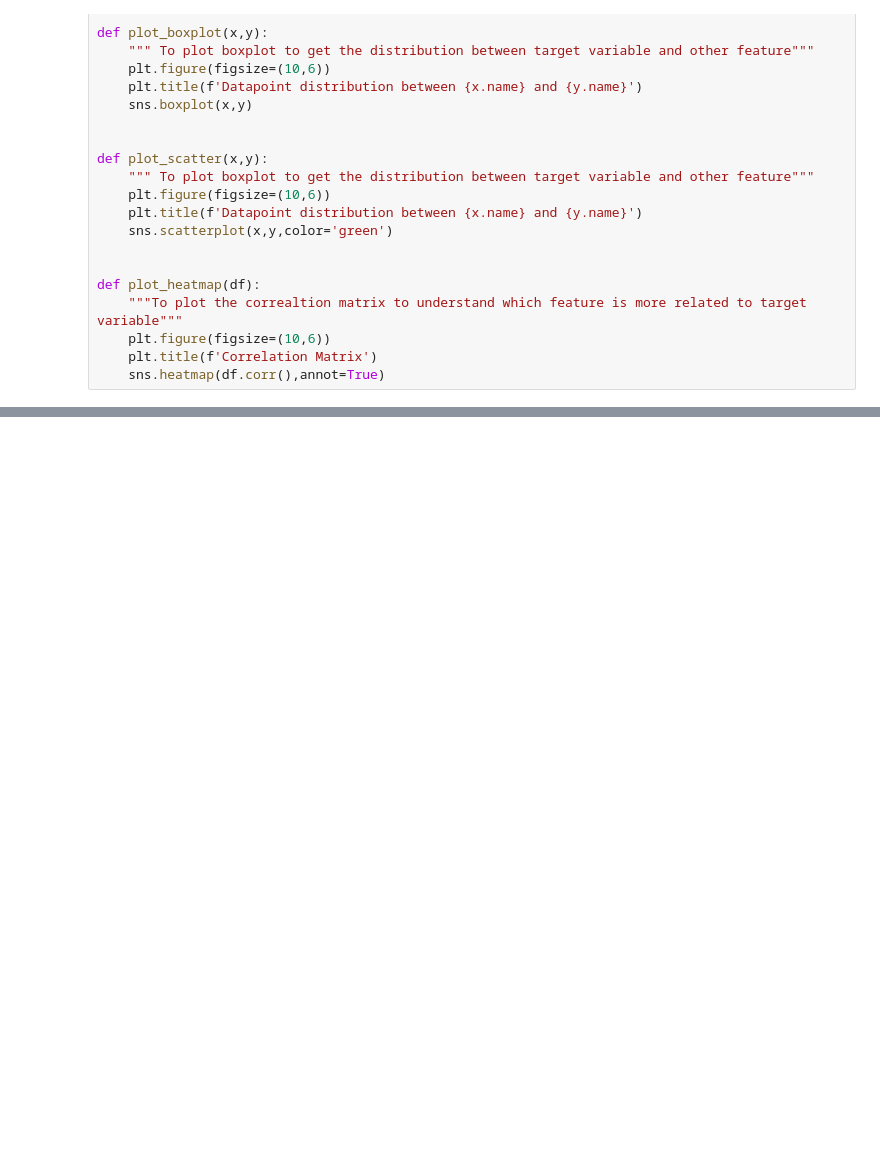
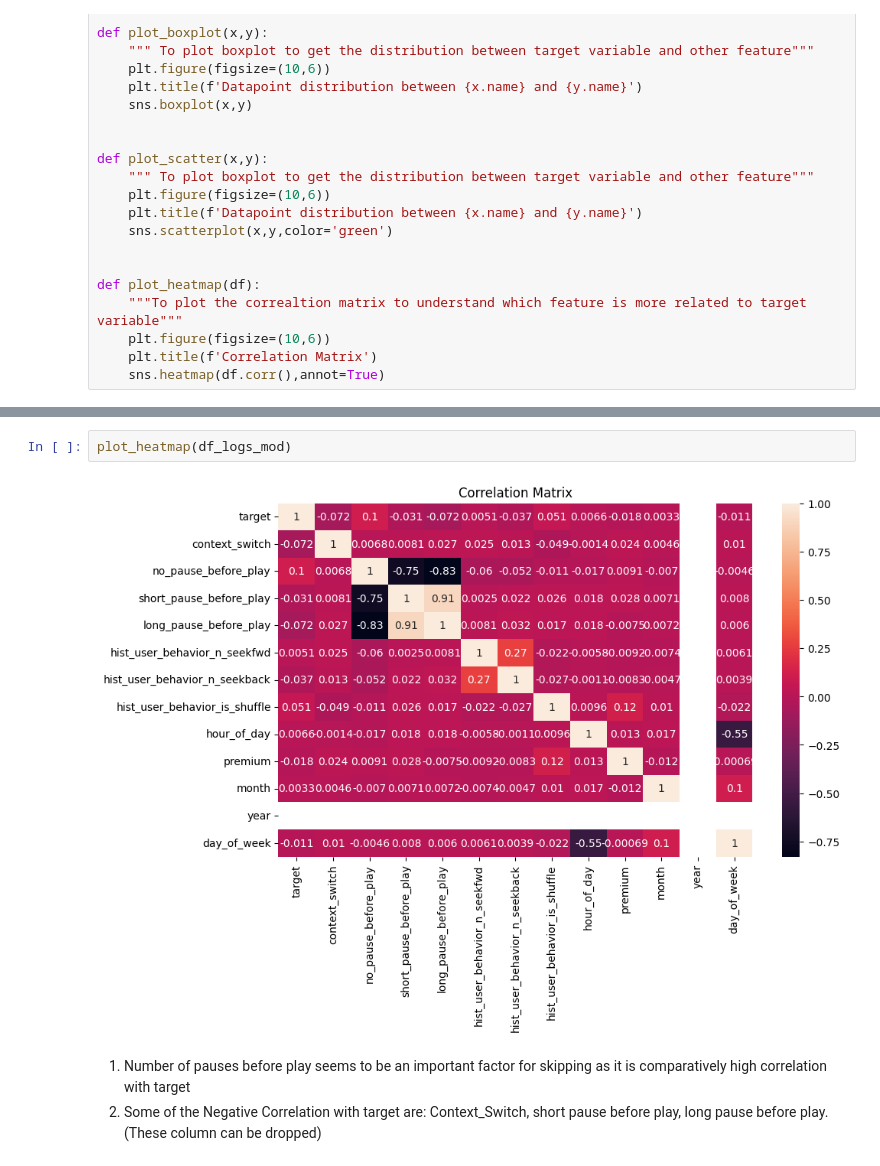
Before and after one commit to AbiirBarounii/Spotify-Skip-Prediction, a Jupyter notebook: notebook_copy.ipynb, the cells around one changed output, grey strips where cells are left out. Cells and saved outputs as stored; diff of their text form; blank space fills up the shorter version.

```diff
--- a/notebook_copy.ipynb
+++ b/notebook_copy.ipynb
@@ -483,0 +471,7 @@ for col in cols:
+# %%
+plot_heatmap(df_logs_mod)
+# %% [output]
+[figure, added]
+# %% [markdown]
+1. Number of pauses before play seems to be an important factor for skipping as it is comparatively high correlation with target
+2. Some of the Negative Correlation with target are: Context_Switch, short pause before play, long pause before play. (These column can be dropped)
```
Also changed, not shown: parts of 16 cells of this notebook.
